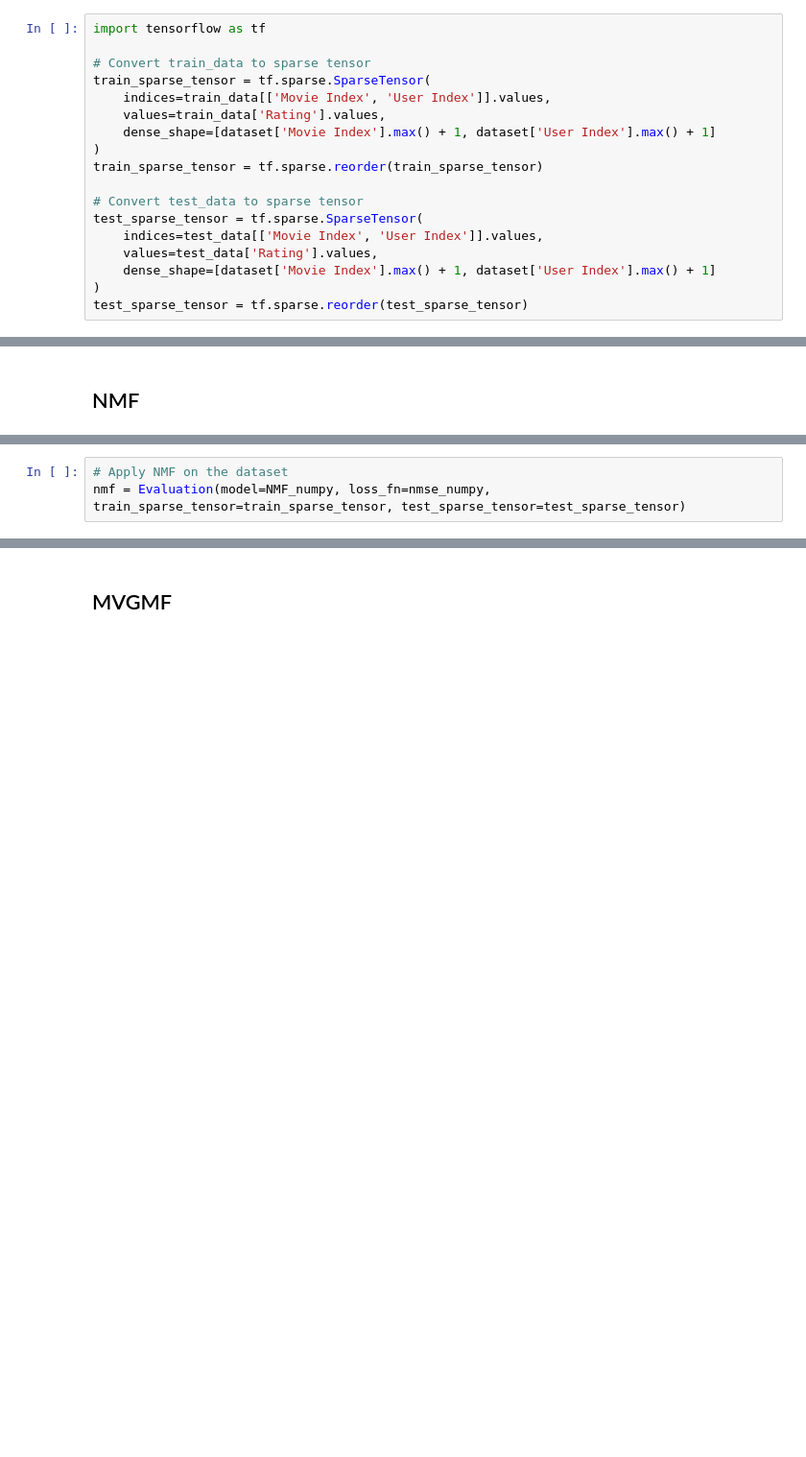
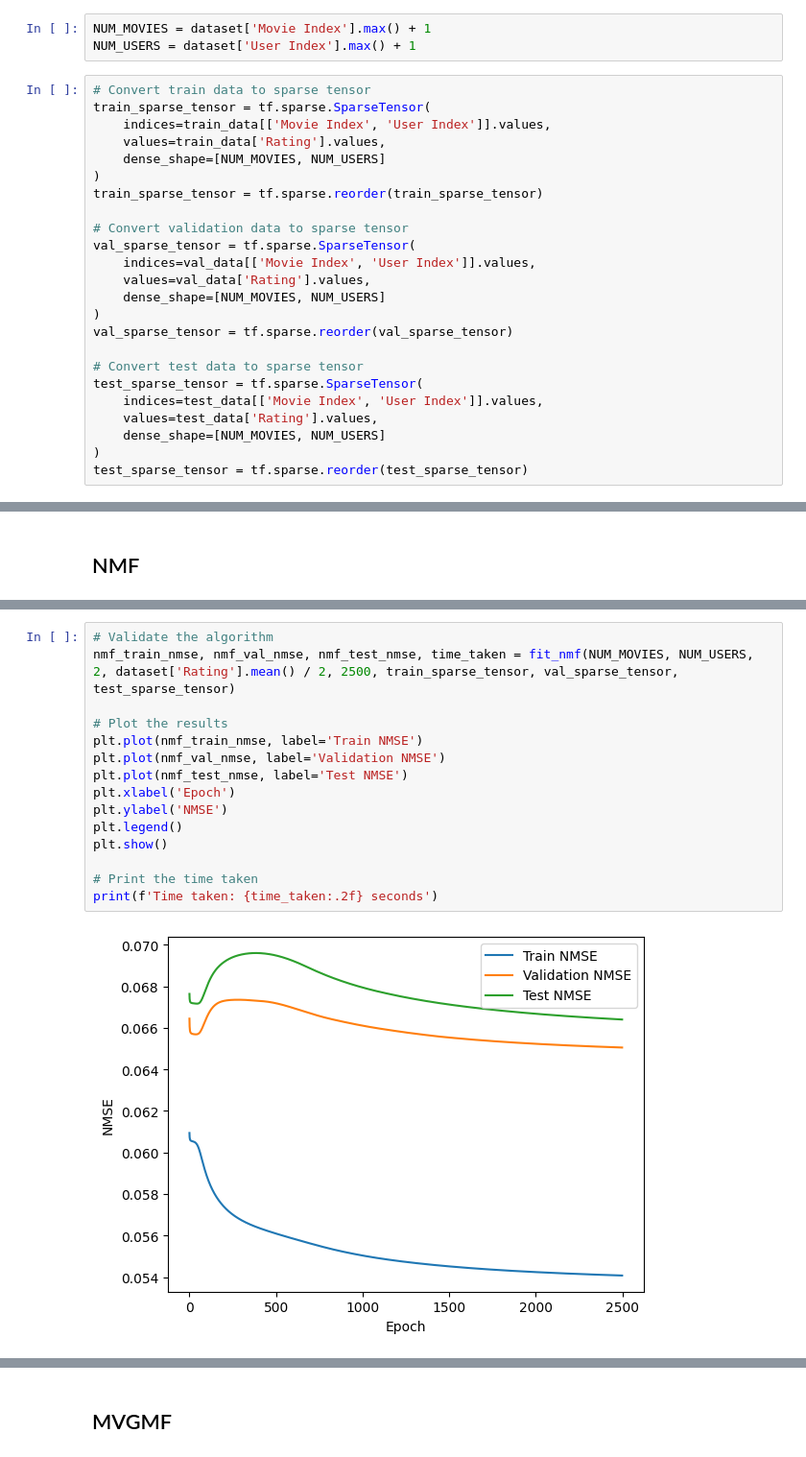
Before and after one commit to minhtuan27/master-thesis, a Jupyter notebook: Experiment/movielens100k.ipynb, the cells around one changed output, grey strips where cells are left out. Shown at 96% size. Cells and saved outputs as stored; diff of their text form; blank space fills up the shorter version.

Commit message:
Clean up MovieLens100k experiment

```diff
--- a/Experiment/movielens100k.ipynb
+++ b/Experiment/movielens100k.ipynb
@@ -43,19 +65,28 @@ Test data shape: (25000, 3)
+# %%
+NUM_MOVIES = dataset['Movie Index'].max() + 1
+NUM_USERS = dataset['User Index'].max() + 1
 # %%
-import tensorflow as tf
-
-# Convert train_data to sparse tensor
+# Convert train data to sparse tensor
 train_sparse_tensor = tf.sparse.SparseTensor(
     indices=train_data[['Movie Index', 'User Index']].values,
     values=train_data['Rating'].values,
-    dense_shape=[dataset['Movie Index'].max() + 1, dataset['User Index'].max() + 1]
+    dense_shape=[NUM_MOVIES, NUM_USERS]
 )
 train_sparse_tensor = tf.sparse.reorder(train_sparse_tensor)
 
-# Convert test_data to sparse tensor
+# Convert validation data to sparse tensor
+val_sparse_tensor = tf.sparse.SparseTensor(
+    indices=val_data[['Movie Index', 'User Index']].values,
+    values=val_data['Rating'].values,
+    dense_shape=[NUM_MOVIES, NUM_USERS]
+)
+val_sparse_tensor = tf.sparse.reorder(val_sparse_tensor)
+
+# Convert test data to sparse tensor
 test_sparse_tensor = tf.sparse.SparseTensor(
     indices=test_data[['Movie Index', 'User Index']].values,
     values=test_data['Rating'].values,
-    dense_shape=[dataset['Movie Index'].max() + 1, dataset['User Index'].max() + 1]
+    dense_shape=[NUM_MOVIES, NUM_USERS]
 )
 test_sparse_tensor = tf.sparse.reorder(test_sparse_tensor)
 # %% [output]
@@ -282,3 +114,0 @@ def NMF_numpy(train_sparse_tensor, test_sparse_tensor, loss_fn, num_factors, num
-# %%
-# Apply NMF on the dataset
-nmf = Evaluation(model=NMF_numpy, loss_fn=nmse_numpy, train_sparse_tensor=train_sparse_tensor, test_sparse_tensor=test_sparse_tensor)
@@ -327,0 +158,17 @@ Movie Index: 256, User Index: 512, Actual Rating: 4.0, Predicted Rating: 4.62998
+# %%
+# Validate the algorithm
+nmf_train_nmse, nmf_val_nmse, nmf_test_nmse, time_taken = fit_nmf(NUM_MOVIES, NUM_USERS, 2, dataset['Rating'].mean() / 2, 2500, train_sparse_tensor, val_sparse_tensor, test_sparse_tensor)
+
+# Plot the results
+plt.plot(nmf_train_nmse, label='Train NMSE')
+plt.plot(nmf_val_nmse, label='Validation NMSE')
+plt.plot(nmf_test_nmse, label='Test NMSE')
+plt.xlabel('Epoch')
+plt.ylabel('NMSE')
+plt.legend()
+plt.show()
+
+# Print the time taken
+print(f'Time taken: {time_taken:.2f} seconds')
+# %% [output]
+[figure, added]
```
Also changed, not shown: parts of 33 cells of this notebook, 2 other files.
